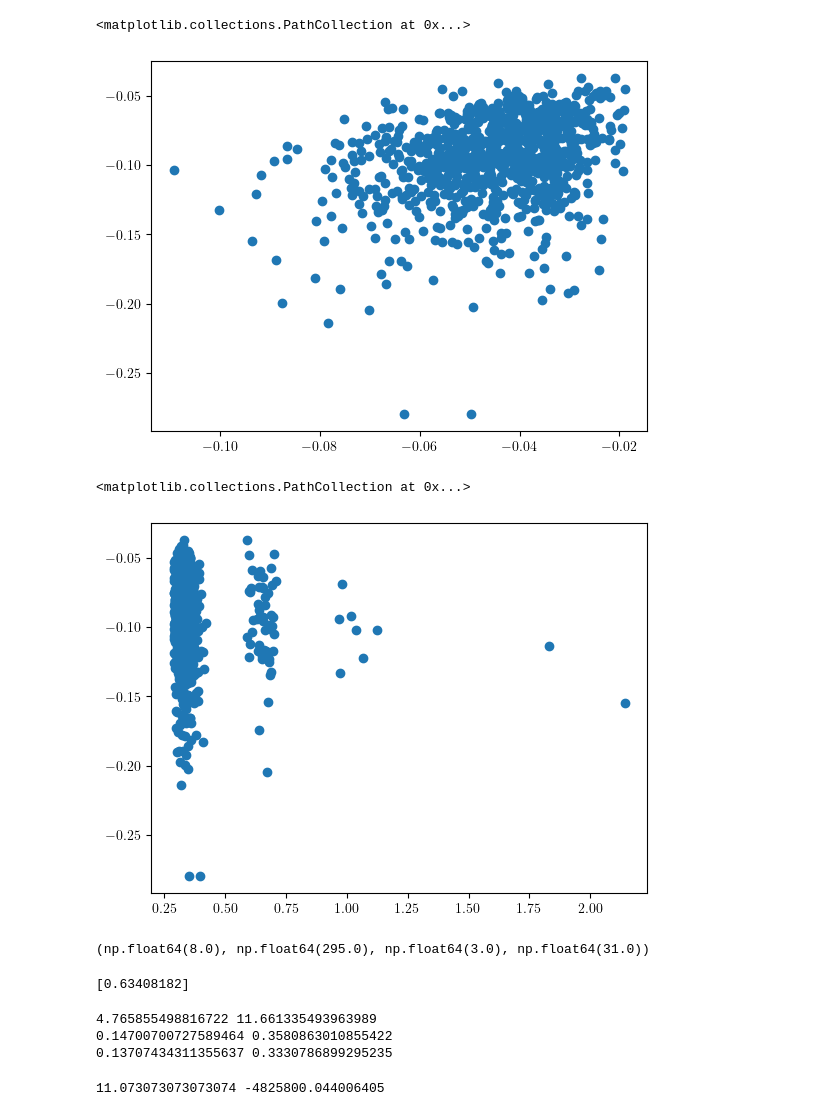
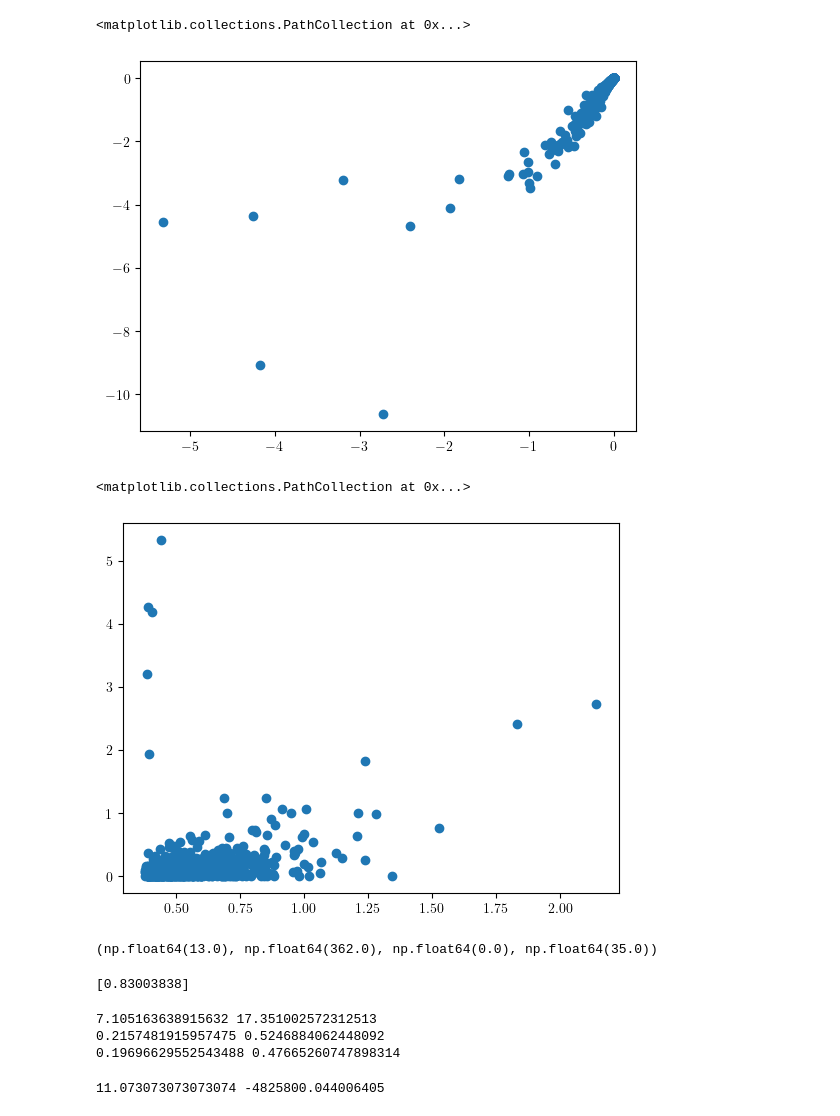
Before and after one commit to mccullerlp/GWPhotonCounting, a Jupyter notebook: projects/PM_EOS/hierarchical_EOS/marginalized_method/hierarchical_result.ipynb, the cells around one changed output. Cells and saved outputs as stored; diff of their text form; code cells hidden in the pictures.

```diff
--- a/projects/PM_EOS/hierarchical_EOS/marginalized_method/hierarchical_result.ipynb
+++ b/projects/PM_EOS/hierarchical_EOS/marginalized_method/hierarchical_result.ipynb
@@ -71,7 +71,7 @@ sg_nodes = 10
 
 
 Nevents = 10000
-Noffs = 000
+Noffs = 0
 
 loglikelihoods = []
 loglikelihoods_no_background = []
@@ -92,9 +92,12 @@ log10A_fit_pc = []
 log10A_fit_strain = []
 log10A_fit_strain_15db = []
 
-file_list = glob.glob("results_260216/result_CE_*.json") #250623 is the newer result
+#260216d is a good set but has outliers that screw things up
+#260216e has the log likelihood doubled which is probably wrong
+file_list = glob.glob("results_260216e/result_CE_*.json") #250623 is the newer result
+file_list.sort(key=lambda file: int(file.split("_")[-1].split(".")[0]))
 #file_list = glob.glob("results_250623/result_CE_*.json") #250623 is the newer result
-#file_list = glob.glob("results_250516/result_CE_*.json")
+#file_list = glob.glob("results_250622/result_CE_*.json")
 
 
 R1d6s_interp = np.linspace(10,14,1000)
@@ -104,6 +107,7 @@ for i in tqdm(range(len(file_list[Noffs:Noffs+Nevents]))):
     file = file_list[i+Noffs] #f'results_250410/result_CE1CE2silica_{10900 + i}.json'
     indices.append(int(file.split("_")[-1].split(".")[0]))
     with open(file, "r") as f:
+        #print(file)
         try:
             result = json.load(f)
         except Exception as E:
@@ -137,9 +141,10 @@ for i in tqdm(range(len(file_list[Noffs:Noffs+Nevents]))):
 
         signal_photons.append(result["n_signal_photons"])
         noise_photons.append(result["n_noise_photons"])
-        noise_photons_0d01.append(result["n_noise_photons_0d01"])
+        #noise_photons_0d01.append(result["n_noise_photons_0d01"])
         noise_photons_0d1.append(result["n_noise_photons_0d1"])
         snrs.append(result["snr"])
+        #print(result["snr"])
         snrs_fit_pc.append(result["snr_fit_pc"])
         snrs_silica.append(result["snr_sqz"])
 
@@ -220,28 +189,28 @@ plt.scatter(snrs, log10A_fit_pc)
 plt.scatter(np.min(loglikelihoods_strain.T-np.max(loglikelihoods_strain,axis=1),axis=0), np.min(loglikelihoods_strain_15db.T-np.max(loglikelihoods_strain_15db,axis=1),axis=0))
 # %% [output]
 <matplotlib.collections.PathCollection at 0x...>
-[figure, old version]
+[figure, new version]
 # %%
-plt.scatter(snrs_silica, np.min(loglikelihoods_strain_15db.T-np.max(loglikelihoods_strain_15db,axis=1),axis=0))
+plt.scatter(snrs_silica, np.max(loglikelihoods_strain, axis=1) - np.min(loglikelihoods_strain, axis=1))
 # %% [output]
 <matplotlib.collections.PathCollection at 0x...>
-[figure, old version]
+[figure, new version]
 # %%
 np.sum(signal_photons), np.sum(noise_photons), np.sum(noise_photons_0d01), np.sum(noise_photons_0d1)
 # %% [output]
-(np.float64(8.0), np.float64(295.0), np.float64(3.0), np.float64(31.0))
+(np.float64(13.0), np.float64(362.0), np.float64(0.0), np.float64(35.0))
 # %%
 print(np.quantile(snrs_silica, [0.95]))
 # %% [output]
-[0.63408182]
+[0.83003838]
 # %%
 print(np.sqrt(np.sum(snrs**2)), np.sqrt(np.sum(snrs_silica**2)))
 print(np.mean(snrs), np.mean(snrs_silica))
 print(np.median(snrs), np.median(snrs_silica))
 # %% [output]
-4.765855498816722 11.661335493963989
-0.14700700727589464 0.3580863010855422
-0.13707434311355637 0.3330786899295235
+7.105163638915632 17.351002572312513
+0.2157481915957475 0.5246884062448092
+0.19696629552543488 0.47665260747898314
 # %%
 
 
```
Also changed, not shown: parts of 19 cells of this notebook, 6 other files.
